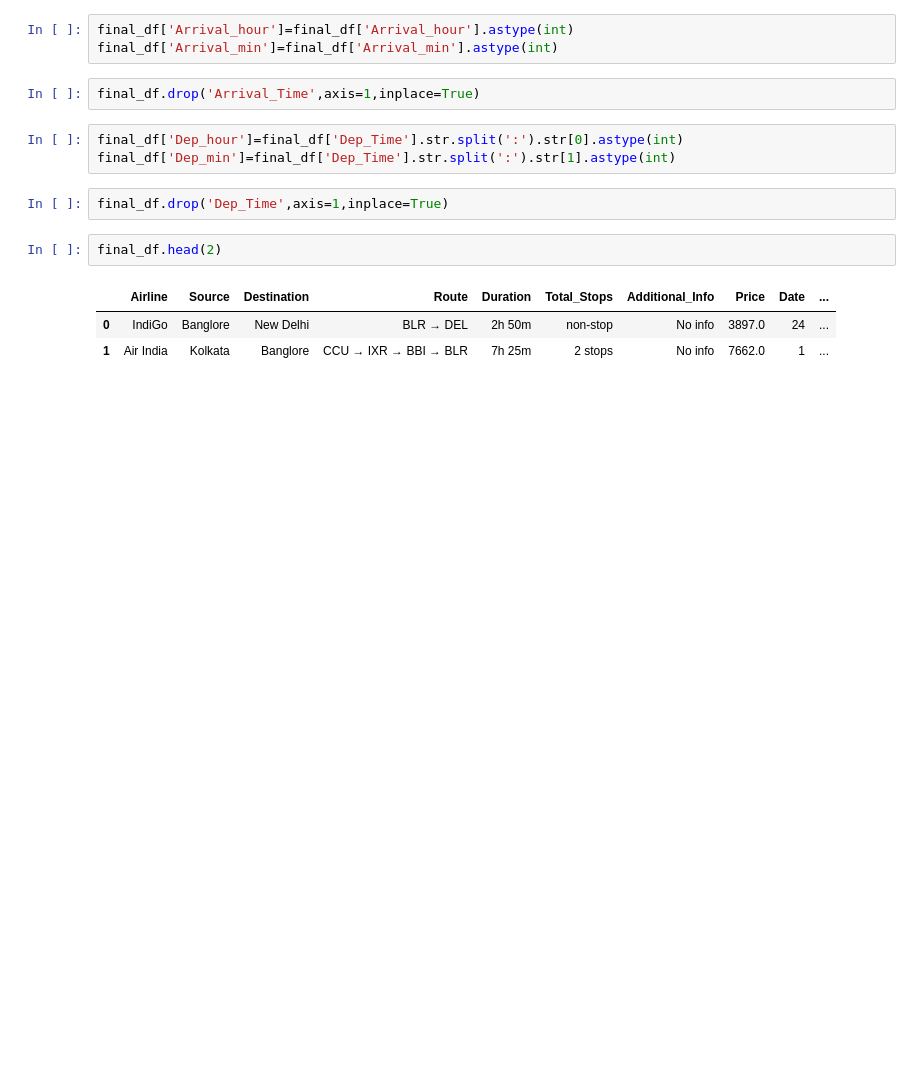
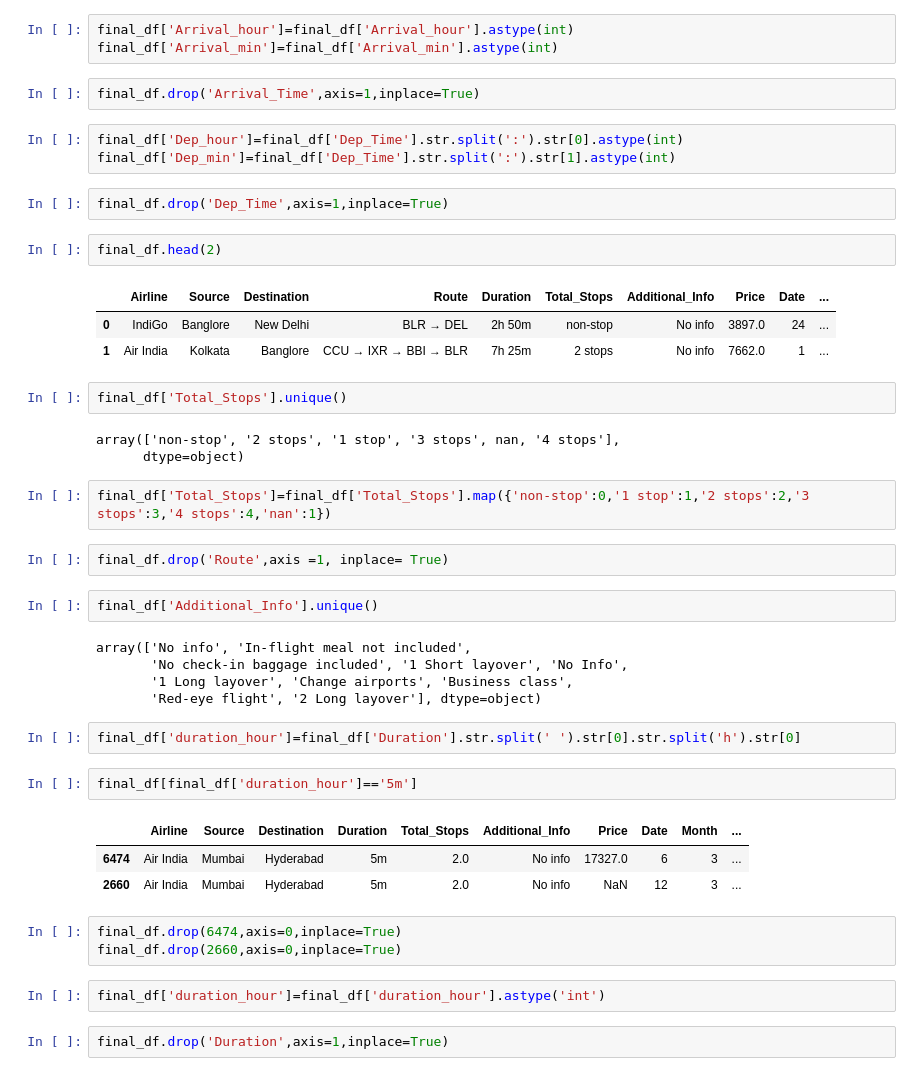
Before and after one commit to Rachita1851/Flight-Price-EDA-, a Jupyter notebook: Flight_Price.ipynb, the cells around one changed output. Saved outputs shown, nothing was run; the diff lists cells and outputs as text; blank space fills up the shorter version.

```diff
--- a/Flight_Price.ipynb
+++ b/Flight_Price.ipynb
@@ -138,3 +138,34 @@ final_df.head(2)
 |  | Airline | Source | Destination | Route | Duration | Total_Stops | Additional_Info | Price | Date | ... |
 | 0 | IndiGo | Banglore | New Delhi | BLR → DEL | 2h 50m | non-stop | No info | 3897.0 | 24 | ... |
 | 1 | Air India | Kolkata | Banglore | CCU → IXR → BBI → BLR | 7h 25m | 2 stops | No info | 7662.0 | 1 | ... |
+# %%
+final_df['Total_Stops'].unique()
+# %% [output]
+array(['non-stop', '2 stops', '1 stop', '3 stops', nan, '4 stops'],
+      dtype=object)
+# %%
+final_df['Total_Stops']=final_df['Total_Stops'].map({'non-stop':0,'1 stop':1,'2 stops':2,'3 stops':3,'4 stops':4,'nan':1})
+# %%
+final_df.drop('Route',axis =1, inplace= True)
+# %%
+final_df['Additional_Info'].unique()
+# %% [output]
+array(['No info', 'In-flight meal not included',
+       'No check-in baggage included', '1 Short layover', 'No Info',
+       '1 Long layover', 'Change airports', 'Business class',
+       'Red-eye flight', '2 Long layover'], dtype=object)
+# %%
+final_df['duration_hour']=final_df['Duration'].str.split(' ').str[0].str.split('h').str[0]
+# %%
+final_df[final_df['duration_hour']=='5m']
+# %% [output]
+|  | Airline | Source | Destination | Duration | Total_Stops | Additional_Info | Price | Date | Month | ... |
+| 6474 | Air India | Mumbai | Hyderabad | 5m | 2.0 | No info | 17327.0 | 6 | 3 | ... |
+| 2660 | Air India | Mumbai | Hyderabad | 5m | 2.0 | No info | NaN | 12 | 3 | ... |
+# %%
+final_df.drop(6474,axis=0,inplace=True)
+final_df.drop(2660,axis=0,inplace=True)
+# %%
+final_df['duration_hour']=final_df['duration_hour'].astype('int')
+# %%
+final_df.drop('Duration',axis=1,inplace=True)
```
Also changed, not shown: parts of 1 cell of this notebook.
